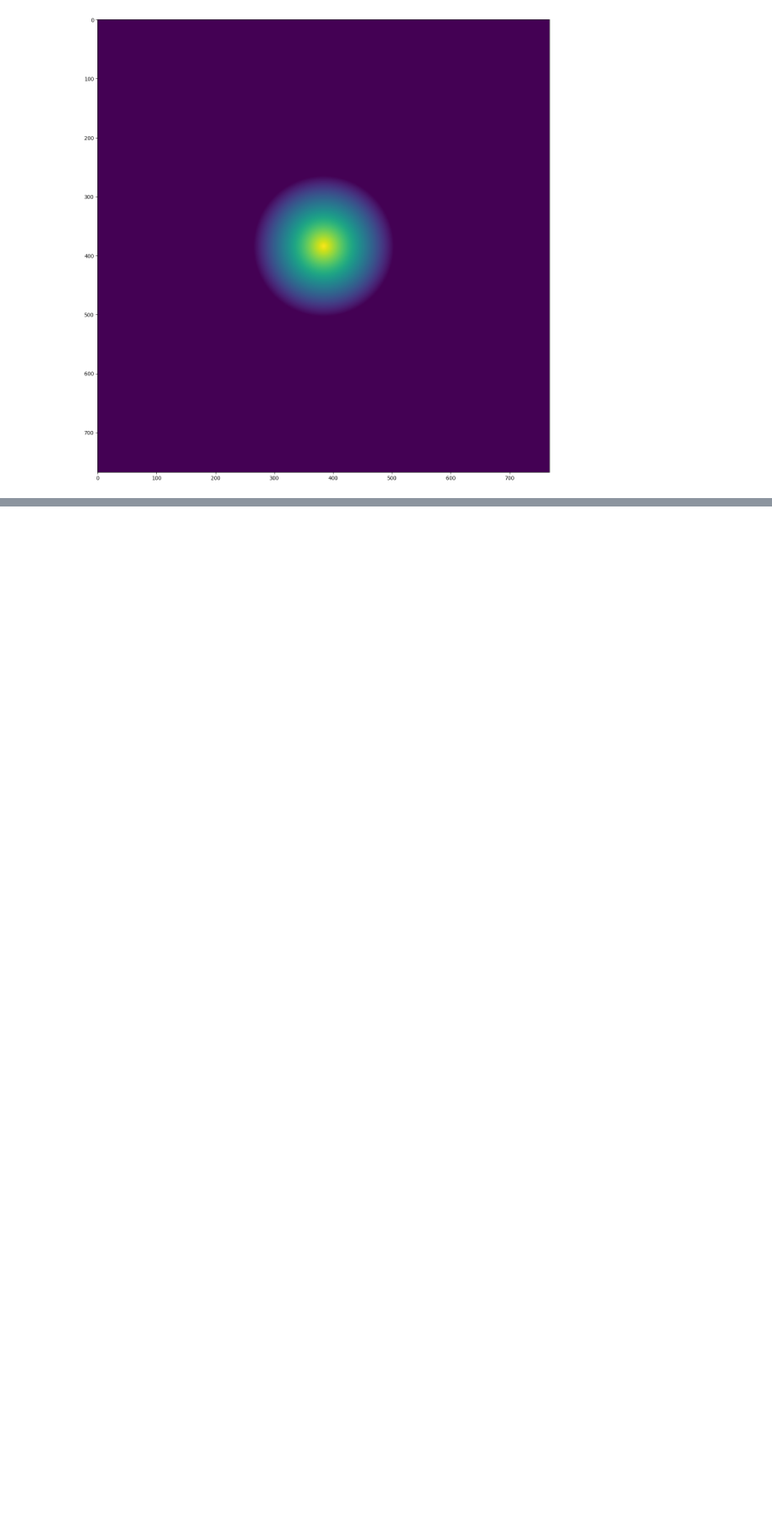
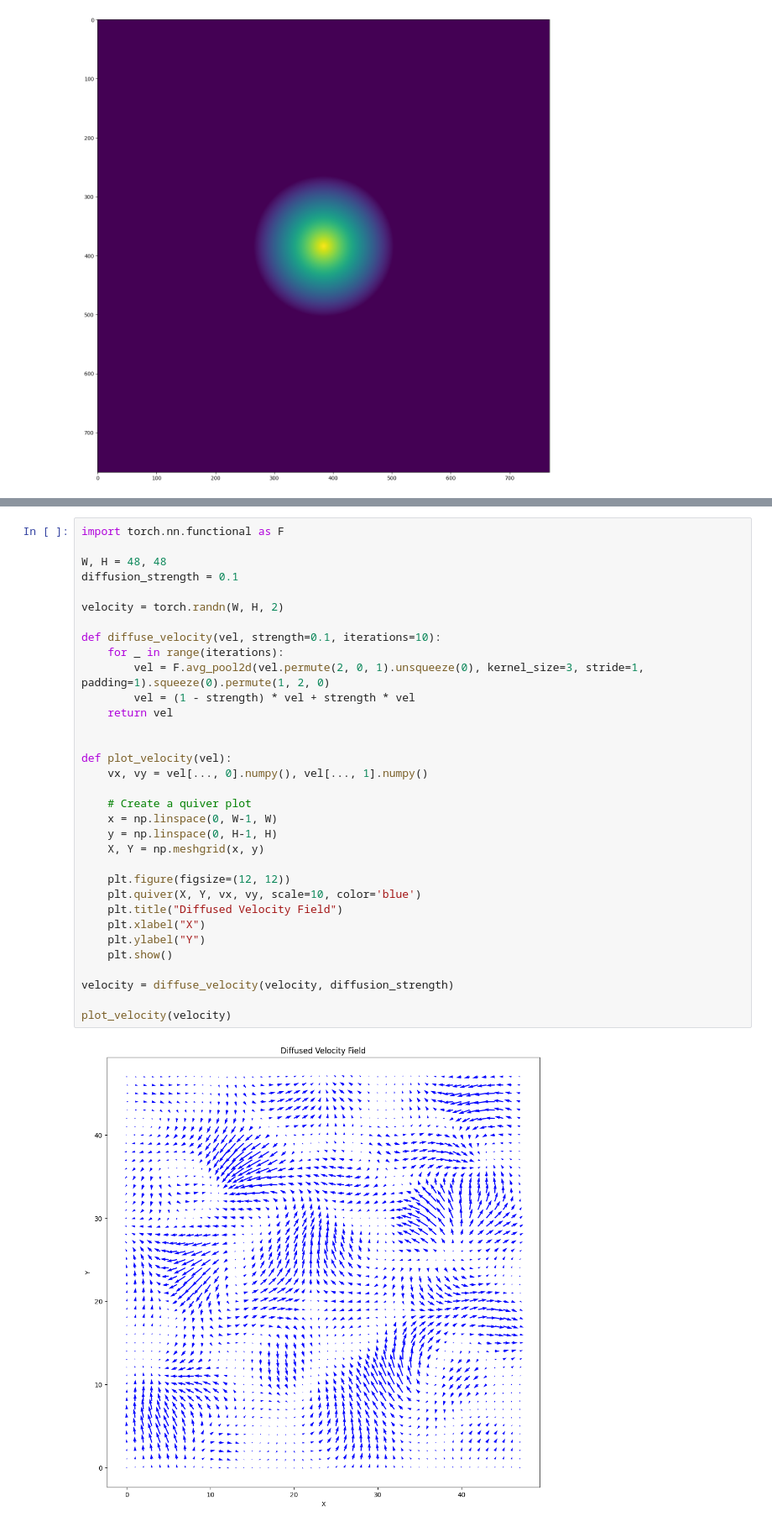
Before and after one commit to obdn27/torchfluidsim, a Jupyter notebook: scripts/solver_test.ipynb, the cells around one changed output, grey strips where cells are left out. Shown at 84% size. Drawn from its saved outputs; the diff is of its cells as text; blank space fills up the shorter version.

```diff
--- a/scripts/solver_test.ipynb
+++ b/scripts/solver_test.ipynb
@@ -56,0 +57,35 @@ plt.show()
+# %%
+import torch.nn.functional as F
+
+W, H = 48, 48
+diffusion_strength = 0.1
+
+velocity = torch.randn(W, H, 2)
+
+def diffuse_velocity(vel, strength=0.1, iterations=10):
+    for _ in range(iterations):
+        vel = F.avg_pool2d(vel.permute(2, 0, 1).unsqueeze(0), kernel_size=3, stride=1, padding=1).squeeze(0).permute(1, 2, 0)
+        vel = (1 - strength) * vel + strength * vel
+    return vel
+
+
+def plot_velocity(vel):
+	vx, vy = vel[..., 0].numpy(), vel[..., 1].numpy()
+
+	# Create a quiver plot
+	x = np.linspace(0, W-1, W)
+	y = np.linspace(0, H-1, H)
+	X, Y = np.meshgrid(x, y)
+
+	plt.figure(figsize=(12, 12))
+	plt.quiver(X, Y, vx, vy, scale=10, color='blue')
+	plt.title("Diffused Velocity Field")
+	plt.xlabel("X")
+	plt.ylabel("Y")
+	plt.show()
+
+velocity = diffuse_velocity(velocity, diffusion_strength)
+
+plot_velocity(velocity)
+# %% [output]
+[figure, added]
```
Also changed, not shown: parts of 5 cells of this notebook, 3 other files.
